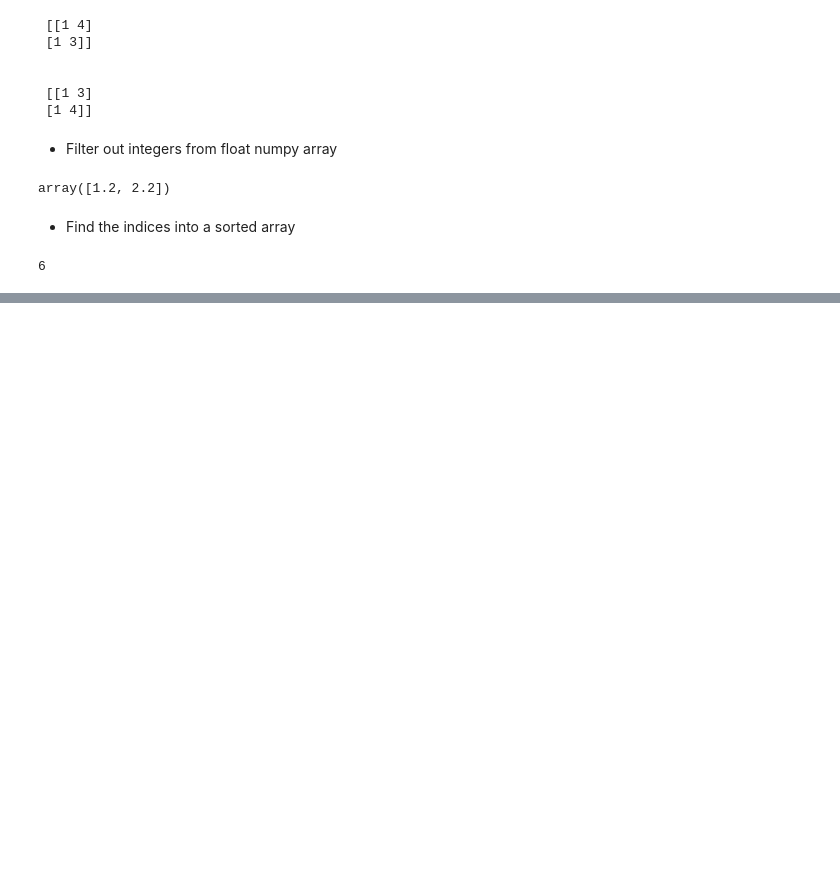
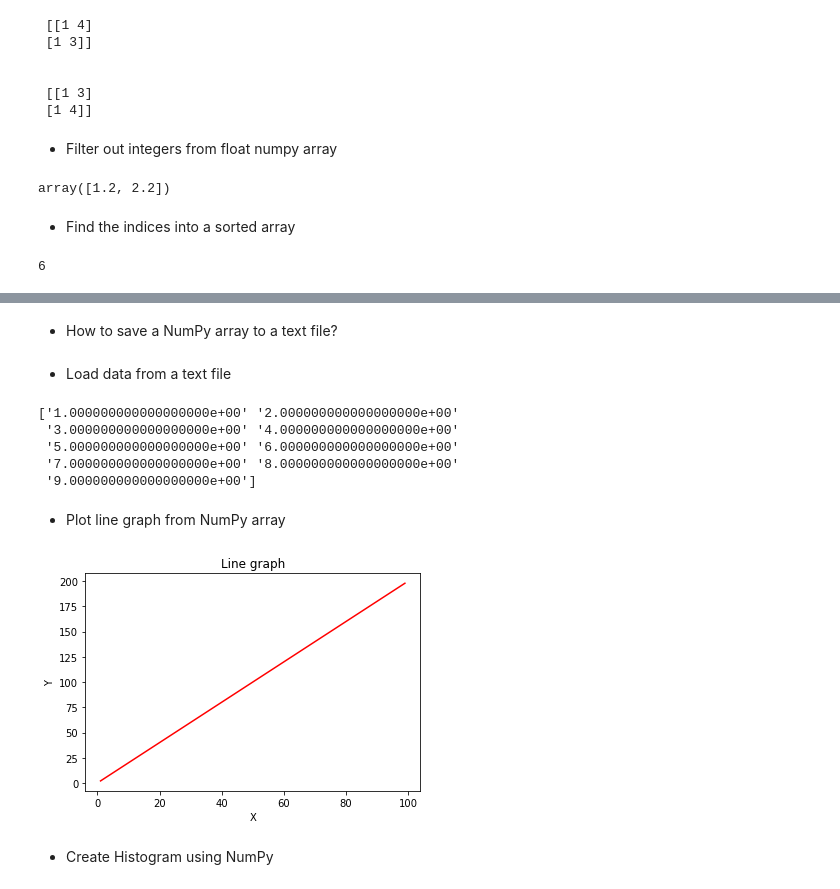
Before and after one commit to gstw7/deep-learning, a Jupyter notebook: tasks/Numpy/numpy.ipynb, the cells around one changed output, grey strips where cells are left out. Saved outputs shown, nothing was run; the diff lists cells and outputs as text; code cells hidden in the pictures; blank space fills up the shorter version.

```diff
--- a/tasks/Numpy/numpy.ipynb
+++ b/tasks/Numpy/numpy.ipynb
@@ -760,0 +1186,2 @@ np.searchsorted(array, 3)
+# %% [markdown]
+- How to save a NumPy array to a text file?
@@ -760,0 +1195,32 @@ np.searchsorted(array, 3)
+# %% [markdown]
+- Load data from a text file
+# %%
+array_from_file = np.loadtxt("array.txt", dtype=str)
+print(array_from_file)
+# %% [output]
+['1.000000000000000000e+00' '2.000000000000000000e+00'
+ '3.000000000000000000e+00' '4.000000000000000000e+00'
+ '5.000000000000000000e+00' '6.000000000000000000e+00'
+ '7.000000000000000000e+00' '8.000000000000000000e+00'
+ '9.000000000000000000e+00']
+# %% [markdown]
+- Plot line graph from NumPy array
+# %%
+x = np.arange(1, 100)
+y = x + x
+
+plt.title("Line graph")
+plt.xlabel("X")
+plt.ylabel("Y")
+plt.plot(x, y, color ="red")
+plt.show()
+# %% [output]
+[figure, added]
+# %% [markdown]
+
+
+
+
+
+
+- Create Histogram using NumPy
```
Also changed, not shown: parts of 102 cells of this notebook, 3 other files.
